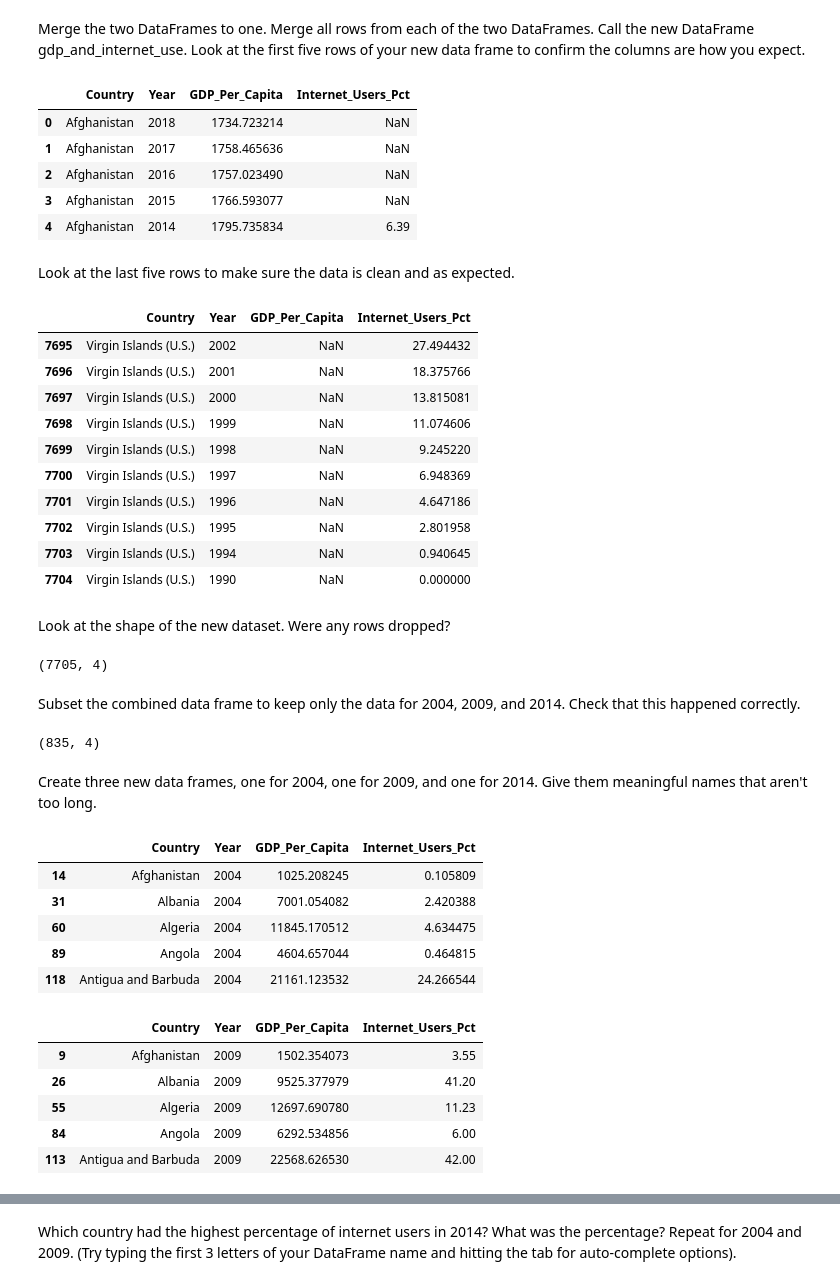
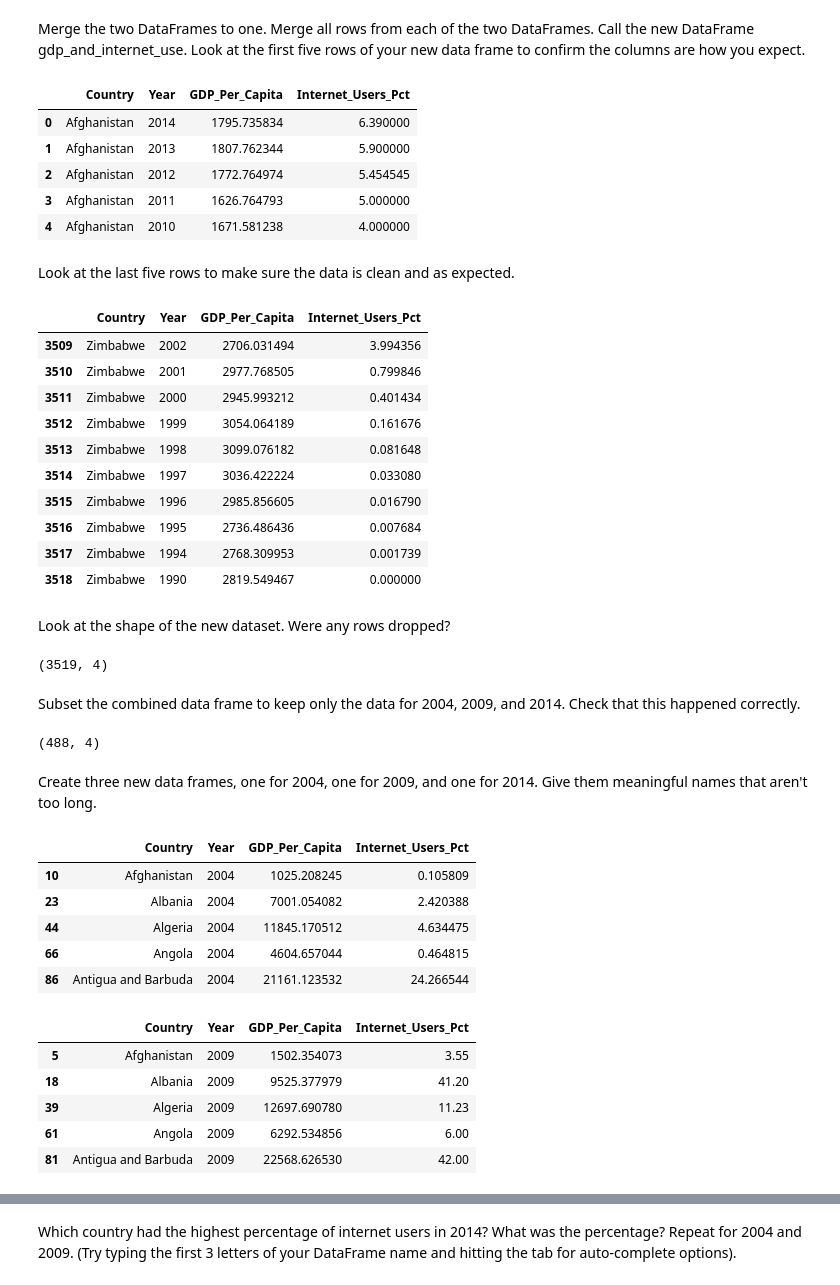
Before and after one commit to annrinTN/gdp-and-internet-usage-annrinTN, a Jupyter notebook: notebooks/GDP_and_Internet_data.ipynb, the cells around one changed output, grey strips where cells are left out. Cells and saved outputs as stored; diff of their text form; code cells hidden in the pictures.

```diff
--- a/notebooks/GDP_and_Internet_data.ipynb
+++ b/notebooks/GDP_and_Internet_data.ipynb
@@ -148,44 +148,44 @@ Merge the two DataFrames to one. Merge all rows from each of the two DataFrames.
 Call the new DataFrame gdp_and_internet_use.
 Look at the first five rows of your new data frame to confirm the columns are how you expect.
 # %%
-gdp_and_internet_use = pd.merge(gdp_df, internet_df, on=['Country','Year'],how='outer')
+gdp_and_internet_use = pd.merge(gdp_df, internet_df, on=['Country','Year'],how='inner')
 gdp_and_internet_use.head()
 # %% [output]
 |  | Country | Year | GDP_Per_Capita | Internet_Users_Pct |
-| 0 | Afghanistan | 2018 | 1734.723214 | NaN |
-| 1 | Afghanistan | 2017 | 1758.465636 | NaN |
-| 2 | Afghanistan | 2016 | 1757.023490 | NaN |
-| 3 | Afghanistan | 2015 | 1766.593077 | NaN |
-| 4 | Afghanistan | 2014 | 1795.735834 | 6.39 |
+| 0 | Afghanistan | 2014 | 1795.735834 | 6.390000 |
+| 1 | Afghanistan | 2013 | 1807.762344 | 5.900000 |
+| 2 | Afghanistan | 2012 | 1772.764974 | 5.454545 |
+| 3 | Afghanistan | 2011 | 1626.764793 | 5.000000 |
+| 4 | Afghanistan | 2010 | 1671.581238 | 4.000000 |
 # %% [markdown]
 Look at the last five rows to make sure the data is clean and as expected.
 # %%
 gdp_and_internet_use.tail(10)
 # %% [output]
 |  | Country | Year | GDP_Per_Capita | Internet_Users_Pct |
-| 7695 | Virgin Islands (U.S.) | 2002 | NaN | 27.494432 |
-| 7696 | Virgin Islands (U.S.) | 2001 | NaN | 18.375766 |
-| 7697 | Virgin Islands (U.S.) | 2000 | NaN | 13.815081 |
-| 7698 | Virgin Islands (U.S.) | 1999 | NaN | 11.074606 |
-| 7699 | Virgin Islands (U.S.) | 1998 | NaN | 9.245220 |
-| 7700 | Virgin Islands (U.S.) | 1997 | NaN | 6.948369 |
-| 7701 | Virgin Islands (U.S.) | 1996 | NaN | 4.647186 |
-| 7702 | Virgin Islands (U.S.) | 1995 | NaN | 2.801958 |
-| 7703 | Virgin Islands (U.S.) | 1994 | NaN | 0.940645 |
-| 7704 | Virgin Islands (U.S.) | 1990 | NaN | 0.000000 |
+| 3509 | Zimbabwe | 2002 | 2706.031494 | 3.994356 |
+| 3510 | Zimbabwe | 2001 | 2977.768505 | 0.799846 |
+| 3511 | Zimbabwe | 2000 | 2945.993212 | 0.401434 |
+| 3512 | Zimbabwe | 1999 | 3054.064189 | 0.161676 |
+| 3513 | Zimbabwe | 1998 | 3099.076182 | 0.081648 |
+| 3514 | Zimbabwe | 1997 | 3036.422224 | 0.033080 |
+| 3515 | Zimbabwe | 1996 | 2985.856605 | 0.016790 |
+| 3516 | Zimbabwe | 1995 | 2736.486436 | 0.007684 |
+| 3517 | Zimbabwe | 1994 | 2768.309953 | 0.001739 |
+| 3518 | Zimbabwe | 1990 | 2819.549467 | 0.000000 |
 # %% [markdown]
 Look at the shape of the new dataset. Were any rows dropped?
 # %%
 gdp_and_internet_use.shape
 # %% [output]
-(7705, 4)
+(3519, 4)
 # %% [markdown]
 Subset the combined data frame to keep only the data for 2004, 2009, and 2014. Check that this happened correctly.
 # %%
 subset = gdp_and_internet_use[gdp_and_internet_use["Year"].isin([2004, 2009, 2014])]
 subset.shape
 # %% [output]
-(835, 4)
+(488, 4)
 # %% [markdown]
 Create three new data frames, one for 2004, one for 2009, and one for 2014.
 Give them meaningful names that aren't too long.
@@ -194,21 +194,21 @@ gdp_internet_2004 = gdp_and_internet_use[gdp_and_internet_use["Year"].isin([2004
 gdp_internet_2004.head()
 # %% [output]
 |  | Country | Year | GDP_Per_Capita | Internet_Users_Pct |
-| 14 | Afghanistan | 2004 | 1025.208245 | 0.105809 |
-| 31 | Albania | 2004 | 7001.054082 | 2.420388 |
-| 60 | Algeria | 2004 | 11845.170512 | 4.634475 |
-| 89 | Angola | 2004 | 4604.657044 | 0.464815 |
-| 118 | Antigua and Barbuda | 2004 | 21161.123532 | 24.266544 |
+| 10 | Afghanistan | 2004 | 1025.208245 | 0.105809 |
+| 23 | Albania | 2004 | 7001.054082 | 2.420388 |
+| 44 | Algeria | 2004 | 11845.170512 | 4.634475 |
+| 66 | Angola | 2004 | 4604.657044 | 0.464815 |
+| 86 | Antigua and Barbuda | 2004 | 21161.123532 | 24.266544 |
 # %%
 gdp_internet_2009 = gdp_and_internet_use[gdp_and_internet_use["Year"].isin([2009])]
 gdp_internet_2009.head()
 # %% [output]
 |  | Country | Year | GDP_Per_Capita | Internet_Users_Pct |
-| 9 | Afghanistan | 2009 | 1502.354073 | 3.55 |
-| 26 | Albania | 2009 | 9525.377979 | 41.20 |
-| 55 | Algeria | 2009 | 12697.690780 | 11.23 |
-| 84 | Angola | 2009 | 6292.534856 | 6.00 |
-| 113 | Antigua and Barbuda | 2009 | 22568.626530 | 42.00 |
+| 5 | Afghanistan | 2009 | 1502.354073 | 3.55 |
+| 18 | Albania | 2009 | 9525.377979 | 41.20 |
+| 39 | Algeria | 2009 | 12697.690780 | 11.23 |
+| 61 | Angola | 2009 | 6292.534856 | 6.00 |
+| 81 | Antigua and Barbuda | 2009 | 22568.626530 | 42.00 |
 # %%
 gdp_internet_2014 = gdp_and_internet_use[gdp_and_internet_use["Year"].isin([2014])]
 gdp_internet_2014.head()
```
Also changed, not shown: parts of 24 cells of this notebook.
